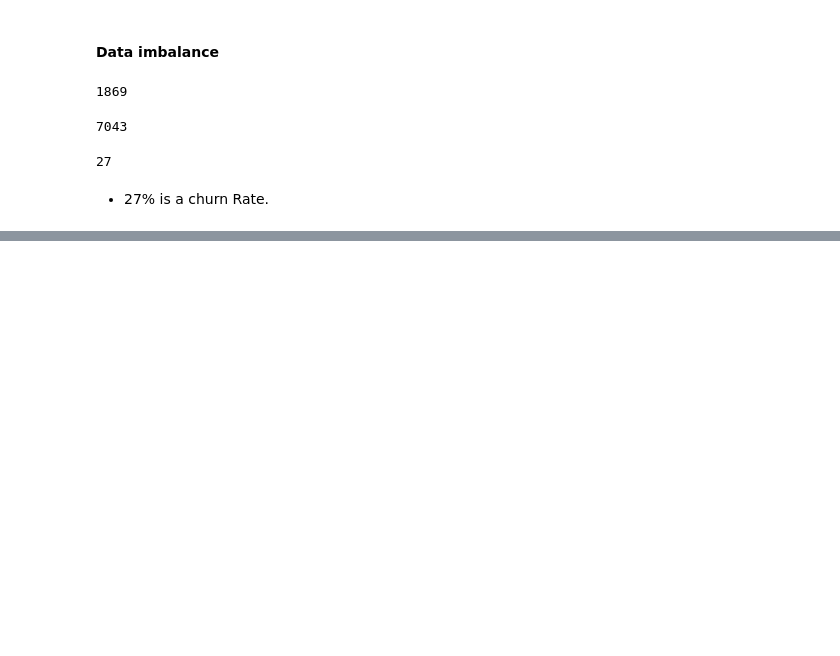
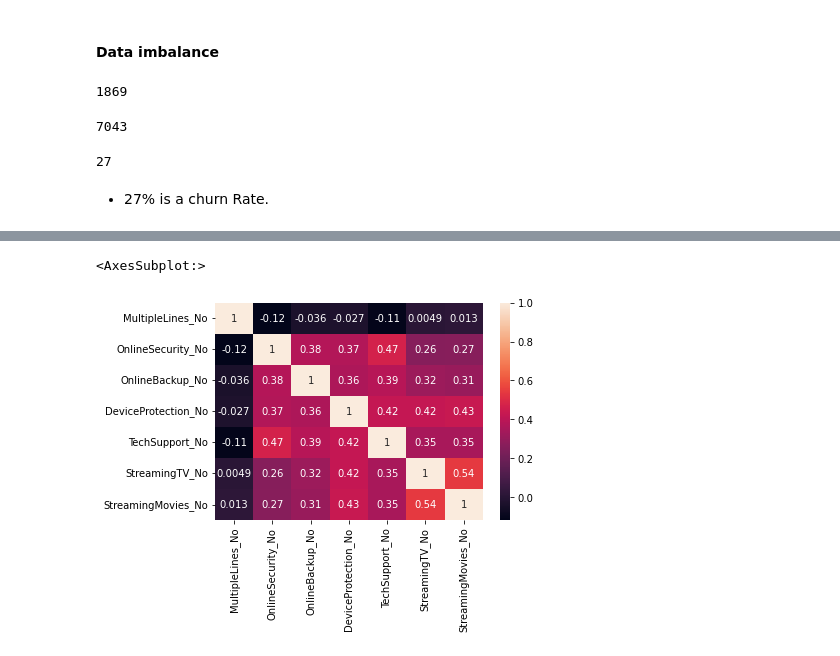
Before and after one commit to Prashik28/techeenomad_dataScience, a Jupyter notebook: Logistic Regression/PB_multivariant_logistic_regression_telecom_chrun.ipynb, the cells around one changed output, grey strips where cells are left out. Drawn from its saved outputs; the diff is of its cells as text; code cells hidden in the pictures; blank space fills up the shorter version.

```diff
--- a/Logistic Regression/PB_multivariant_logistic_regression_telecom_chrun.ipynb
+++ b/Logistic Regression/PB_multivariant_logistic_regression_telecom_chrun.ipynb
@@ -533,0 +481,9 @@ round((telecom.Churn.sum()/len(telecom.Churn.index))*100)
+# %%
+#Listing down highly correalated variables
+corr_vars = ['MultipleLines_No','OnlineSecurity_No','OnlineBackup_No','DeviceProtection_No','TechSupport_No',
+             'StreamingTV_No','StreamingMovies_No']
+# %%
+sns.heatmap(telecom[corr_vars].corr(), annot=True)
+# %% [output]
+<AxesSubplot:>
+[figure, added]
```
Also changed, not shown: parts of 37 cells of this notebook, 1 other file.
